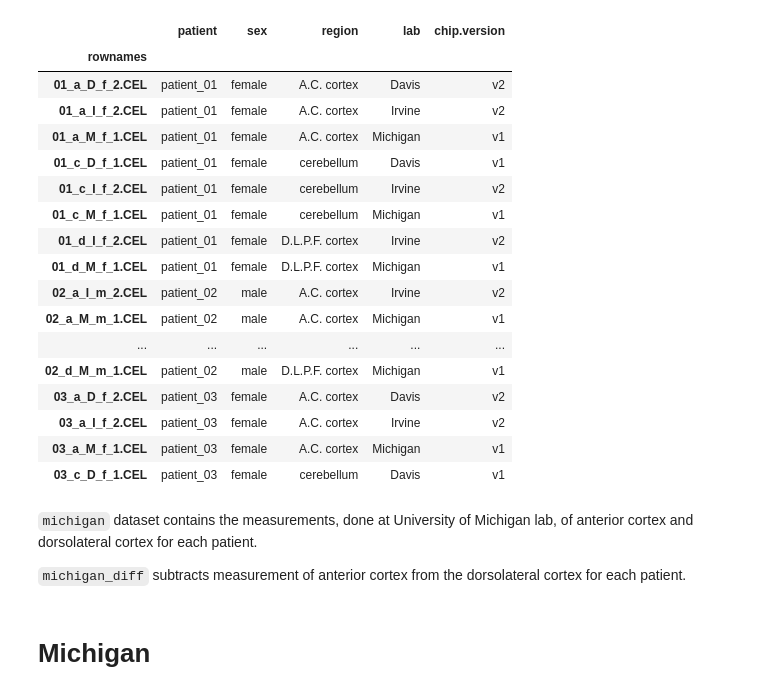
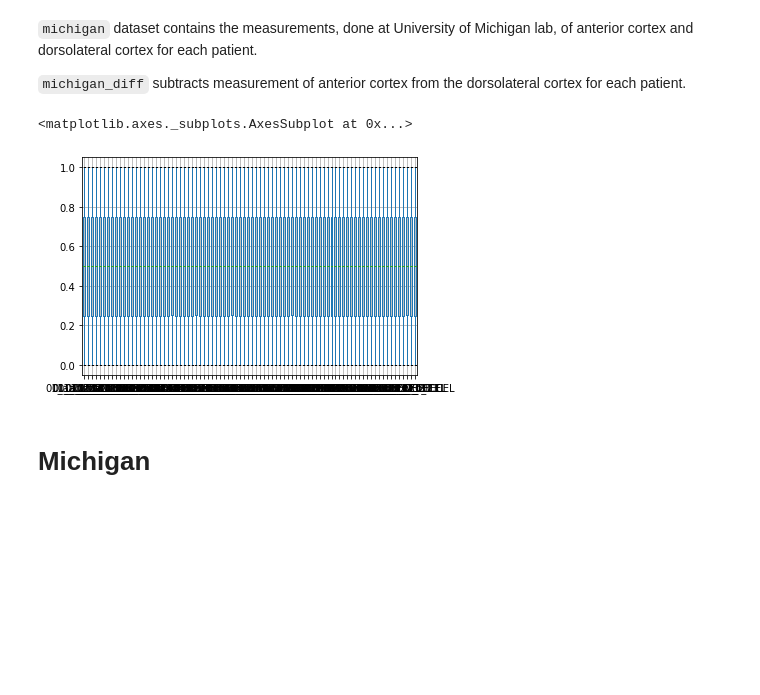
Before and after one commit to unique-subedi/604-gene-expression, a Jupyter notebook: Unique_gene_expression_master.ipynb, the cells around one changed output. Saved outputs shown, nothing was run; the diff lists cells and outputs as text; code cells hidden in the pictures; blank space fills up the shorter version.

```diff
--- a/Unique_gene_expression_master.ipynb
+++ b/Unique_gene_expression_master.ipynb
@@ -33,26 +51,3 @@ expression = pd.DataFrame(brain["expression"])
 genes = pd.DataFrame(brain["genes"])
 samples = pd.DataFrame(brain["samples"])
 genes_c = genes[(pd.isna(genes.sym)) & (pd.isna(genes.chrom))]
-# %%
-expression.head()
-genes.head()
-samples.iloc[:20,:]
-# %% [output]
-|  | patient | sex | region | lab | chip.version |
-| rownames |  |  |  |  |  |
-| 01_a_D_f_2.CEL | patient_01 | female | A.C. cortex | Davis | v2 |
-| 01_a_I_f_2.CEL | patient_01 | female | A.C. cortex | Irvine | v2 |
-| 01_a_M_f_1.CEL | patient_01 | female | A.C. cortex | Michigan | v1 |
-| 01_c_D_f_1.CEL | patient_01 | female | cerebellum | Davis | v1 |
-| 01_c_I_f_2.CEL | patient_01 | female | cerebellum | Irvine | v2 |
-| 01_c_M_f_1.CEL | patient_01 | female | cerebellum | Michigan | v1 |
-| 01_d_I_f_2.CEL | patient_01 | female | D.L.P.F. cortex | Irvine | v2 |
-| 01_d_M_f_1.CEL | patient_01 | female | D.L.P.F. cortex | Michigan | v1 |
-| 02_a_I_m_2.CEL | patient_02 | male | A.C. cortex | Irvine | v2 |
-| 02_a_M_m_1.CEL | patient_02 | male | A.C. cortex | Michigan | v1 |
-| ... | ... | ... | ... | ... | ... |
-| 02_d_M_m_1.CEL | patient_02 | male | D.L.P.F. cortex | Michigan | v1 |
-| 03_a_D_f_2.CEL | patient_03 | female | A.C. cortex | Davis | v2 |
-| 03_a_I_f_2.CEL | patient_03 | female | A.C. cortex | Irvine | v2 |
-| 03_a_M_f_1.CEL | patient_03 | female | A.C. cortex | Michigan | v1 |
-| 03_c_D_f_1.CEL | patient_03 | female | cerebellum | Davis | v1 |
@@ -63,3 +72,8 @@ samples.iloc[:20,:]
+# %%
+(expression.T).boxplot()
+# %% [output]
+<matplotlib.axes._subplots.AxesSubplot at 0x...>
+[figure, added]
 # %% [markdown]
 # Michigan
 # %%
```
Also changed, not shown: parts of 28 cells of this notebook.
